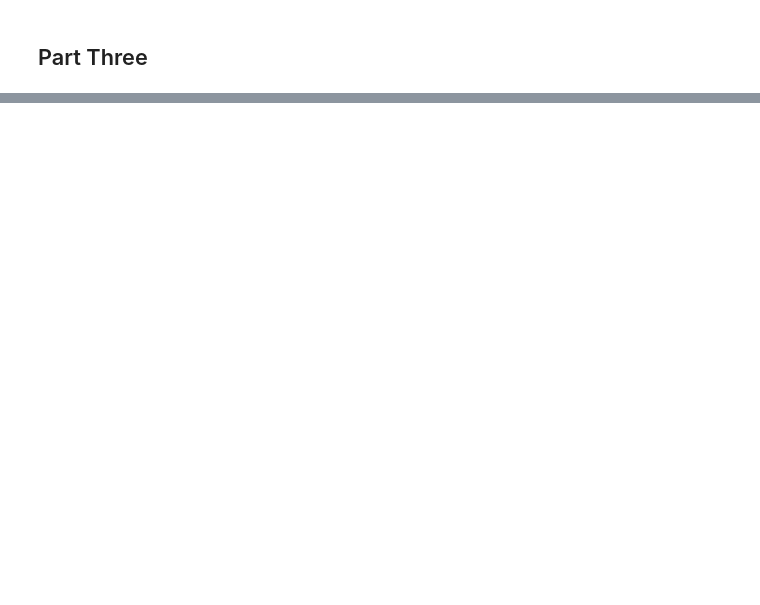
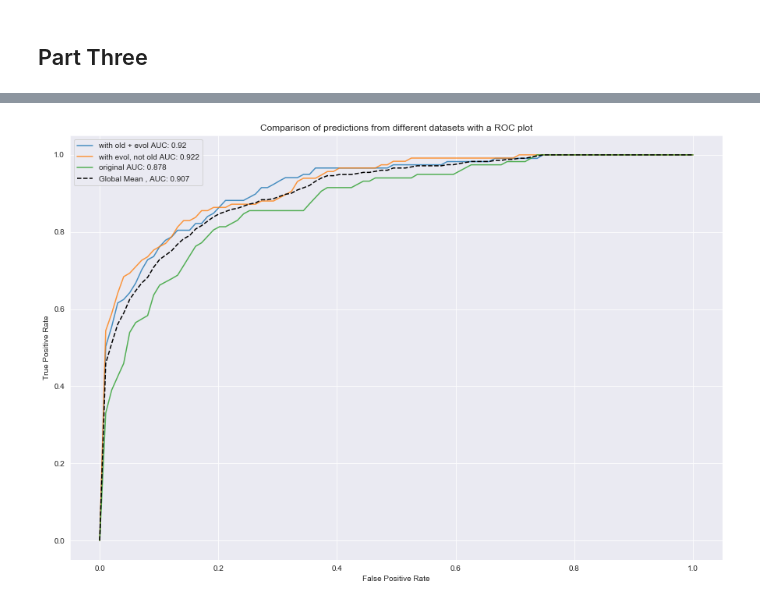
Before and after one commit to epfl-ada/ada-2020-project-milestone-p3-p3_adaconda, a Jupyter notebook: P4 Merge.ipynb, the cells around one changed output, grey strips where cells are left out. Cells and saved outputs as stored; diff of their text form; code cells hidden in the pictures; blank space fills up the shorter version.

```diff
--- a/P4 Merge.ipynb
+++ b/P4 Merge.ipynb
@@ -676,0 +665,12 @@ rocList(clf,Xs,Ys,n=10,labels = [])
+# %%
+clf = RandomForestClassifier(n_estimators=100, max_depth=10)
+
+X1 = doc_evol.drop(['warstds','year','cowcode','nmgdp','life','infant','expgdp','popdense','illiteracy'] , axis='columns')
+X2 = doc_evol.drop(['warstds','year','cowcode','evolnmgdp','evollife','evolinfant','evolexpgdp','evolpopdense','evolilliteracy'] , axis='columns')
+
+
+Xs = [ X , X1 , X2 ]
+Ys = [ y , y , y]
+rocList(clf,Xs,Ys,n=10,labels = ['with old + evol','with evol, not old','original'])
+# %% [output]
+[figure, added]
```
Also changed, not shown: parts of 26 cells of this notebook.
